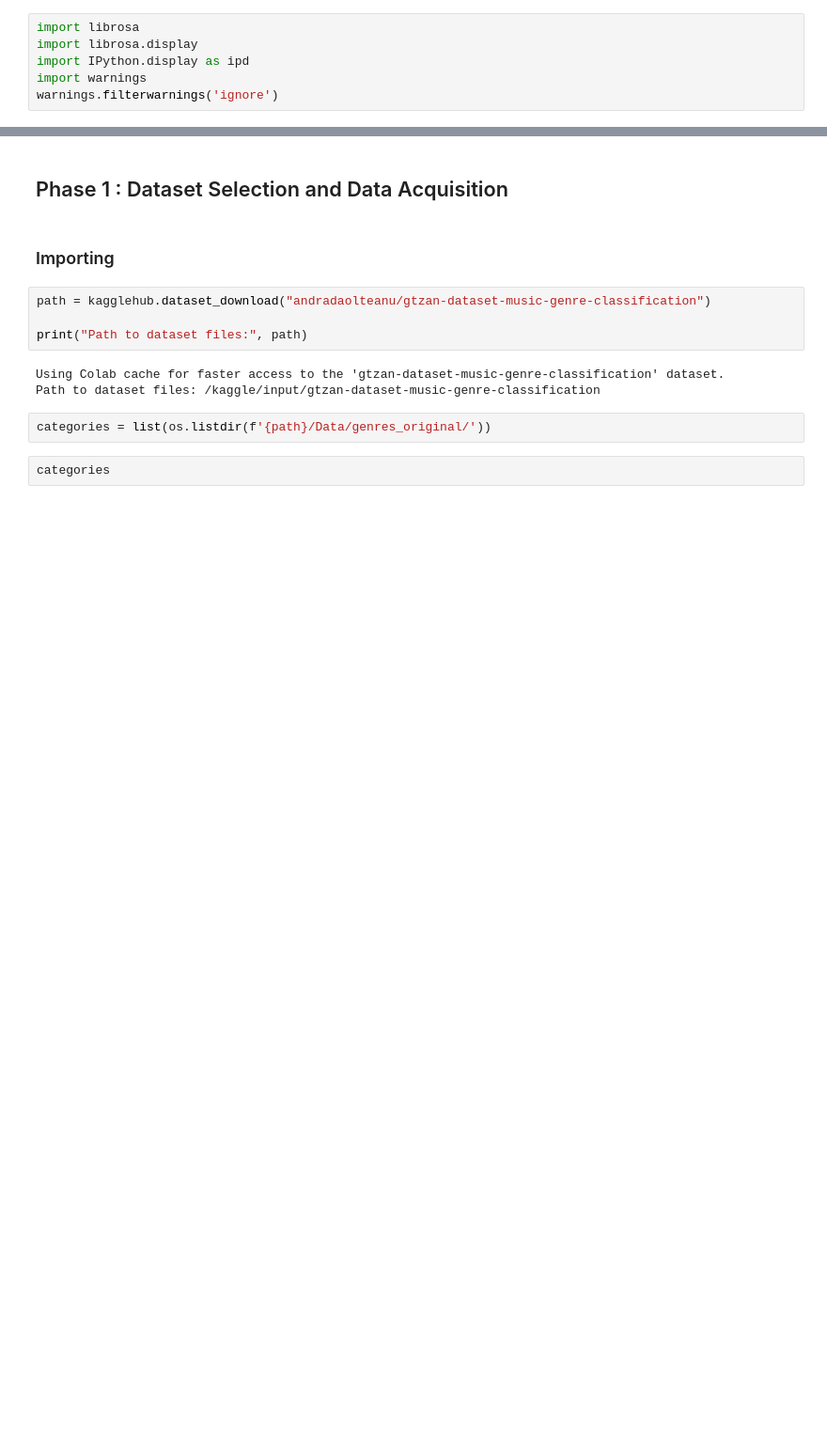
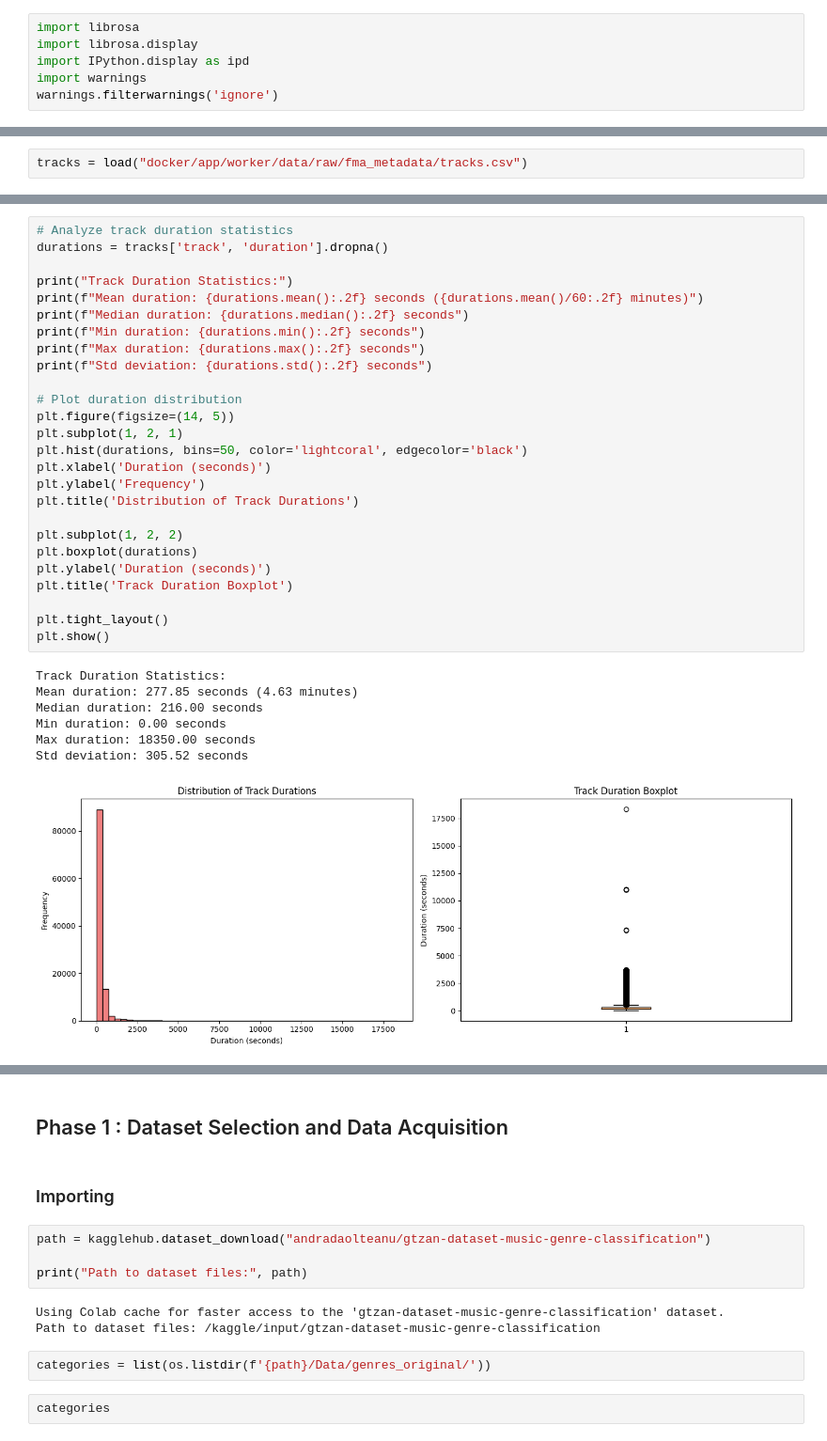
Before and after one commit to ripitchip/openshaz, a Jupyter notebook: notebook.ipynb, the cells around one changed output, grey strips where cells are left out. Shown at 94% size. Drawn from its saved outputs; the diff is of its cells as text; blank space fills up the shorter version.

Commit message:
🌟 feat: add metadata testing

```diff
--- a/notebook.ipynb
+++ b/notebook.ipynb
@@ -19,0 +81,2 @@ warnings.filterwarnings('ignore')
+# %%
+tracks = load("docker/app/worker/data/raw/fma_metadata/tracks.csv")
@@ -19,0 +121,34 @@ warnings.filterwarnings('ignore')
+# %%
+# Analyze track duration statistics
+durations = tracks['track', 'duration'].dropna()
+
+print("Track Duration Statistics:")
+print(f"Mean duration: {durations.mean():.2f} seconds ({durations.mean()/60:.2f} minutes)")
+print(f"Median duration: {durations.median():.2f} seconds")
+print(f"Min duration: {durations.min():.2f} seconds")
+print(f"Max duration: {durations.max():.2f} seconds")
+print(f"Std deviation: {durations.std():.2f} seconds")
+
+# Plot duration distribution
+plt.figure(figsize=(14, 5))
+plt.subplot(1, 2, 1)
+plt.hist(durations, bins=50, color='lightcoral', edgecolor='black')
+plt.xlabel('Duration (seconds)')
+plt.ylabel('Frequency')
+plt.title('Distribution of Track Durations')
+
+plt.subplot(1, 2, 2)
+plt.boxplot(durations)
+plt.ylabel('Duration (seconds)')
+plt.title('Track Duration Boxplot')
+
+plt.tight_layout()
+plt.show()
+# %% [output]
+Track Duration Statistics:
+Mean duration: 277.85 seconds (4.63 minutes)
+Median duration: 216.00 seconds
+Min duration: 0.00 seconds
+Max duration: 18350.00 seconds
+Std deviation: 305.52 seconds
+[figure, added]
```
Also changed, not shown: parts of 13 cells of this notebook.
